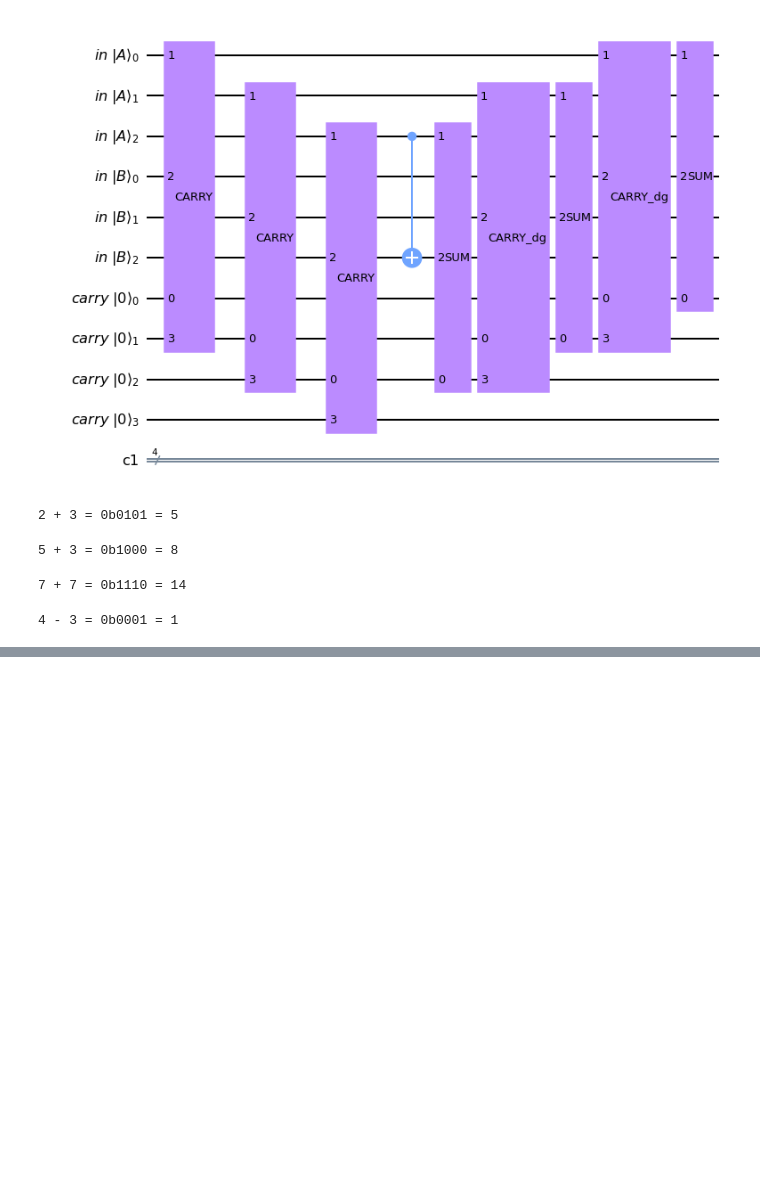
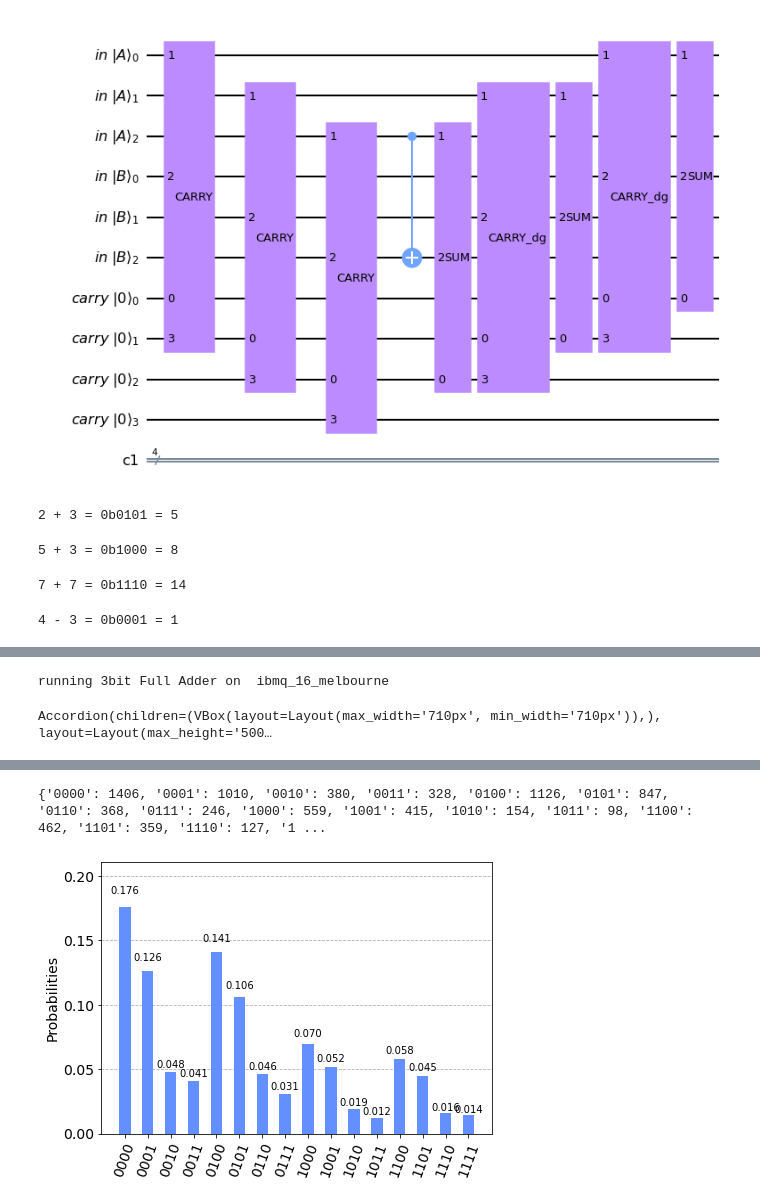
Before and after one commit to JAllsop/Quantum-Full-Adder, a Jupyter notebook: ELEN4022_Lab_2_2021.ipynb, the cells around one changed output, grey strips where cells are left out. Drawn from its saved outputs; the diff is of its cells as text; code cells hidden in the pictures; blank space fills up the shorter version.

```diff
--- a/ELEN4022_Lab_2_2021.ipynb
+++ b/ELEN4022_Lab_2_2021.ipynb
@@ -272,0 +325,7 @@ print("4 - 3 = 0b" + result + " = " + str(int(result,2)))
+# %%
+counts = ThreeBit.add(2,3, "hardware")
+print(counts)
+plot_histogram(counts)
+# %% [output]
+running 3bit Full Adder on  ibmq_16_melbourne
+Accordion(children=(VBox(layout=Layout(max_width='710px', min_width='710px')),), layout=Layout(max_height='500…
@@ -272,0 +333,2 @@ print("4 - 3 = 0b" + result + " = " + str(int(result,2)))
+{'0000': 1406, '0001': 1010, '0010': 380, '0011': 328, '0100': 1126, '0101': 847, '0110': 368, '0111': 246, '1000': 559, '1001': 415, '1010': 154, '1011': 98, '1100': 462, '1101': 359, '1110': 127, '1 ...
+[figure, added]
```
Also changed, not shown: parts of 20 cells of this notebook.
